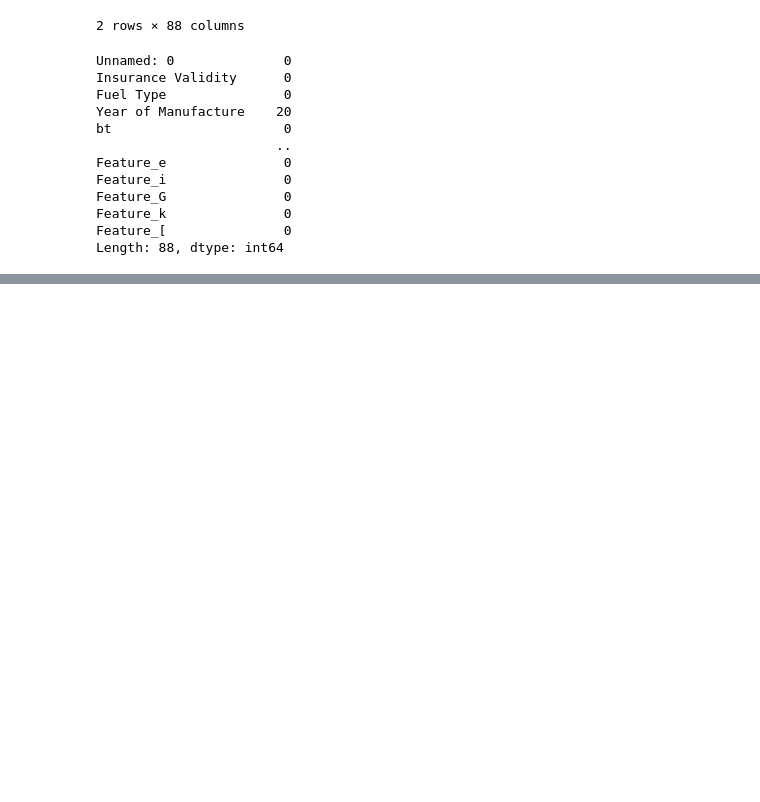
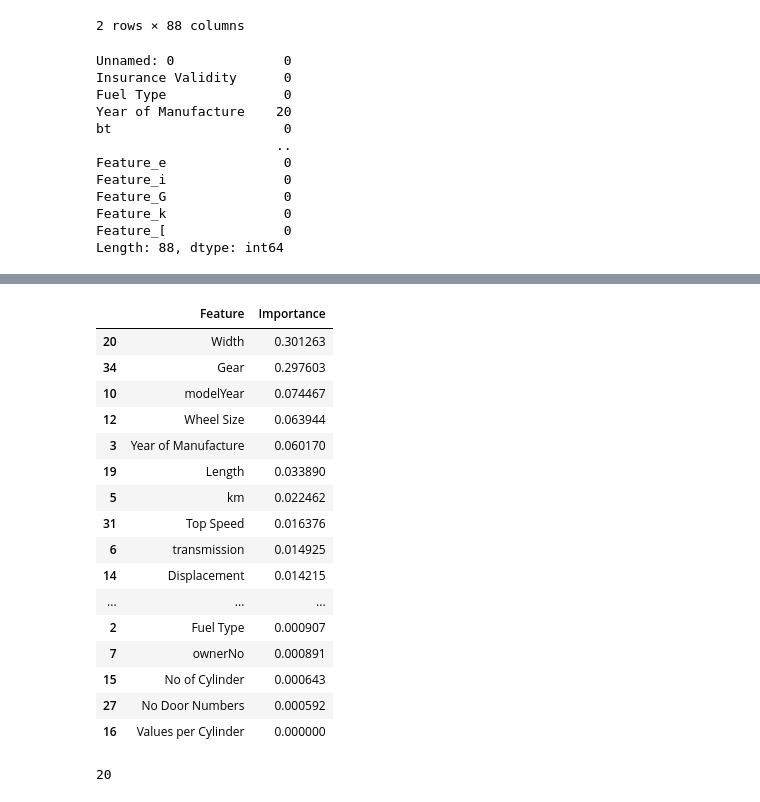
Before and after one commit to Aravinth-Megnath/Used_Car_price_prediction, a Jupyter notebook: Notebooks/clustering.ipynb, the cells around one changed output, grey strips where cells are left out. Saved outputs shown, nothing was run; the diff lists cells and outputs as text; code cells hidden in the pictures; blank space fills up the shorter version.

```diff
--- a/Notebooks/clustering.ipynb
+++ b/Notebooks/clustering.ipynb
@@ -103,0 +161,28 @@ Mean Squared Error: 3749.6816981250986
+# %%
+importances = model.feature_importances_
+feature_importances = pd.DataFrame({'Feature': X.columns, 'Importance': importances})
+feature_importances = feature_importances.sort_values(by='Importance', ascending=False)
+feature_importances
+# %% [output]
+|  | Feature | Importance |
+| 20 | Width | 0.301263 |
+| 34 | Gear | 0.297603 |
+| 10 | modelYear | 0.074467 |
+| 12 | Wheel Size | 0.063944 |
+| 3 | Year of Manufacture | 0.060170 |
+| 19 | Length | 0.033890 |
+| 5 | km | 0.022462 |
+| 31 | Top Speed | 0.016376 |
+| 6 | transmission | 0.014925 |
+| 14 | Displacement | 0.014215 |
+| ... | ... | ... |
+| 2 | Fuel Type | 0.000907 |
+| 7 | ownerNo | 0.000891 |
+| 15 | No of Cylinder | 0.000643 |
+| 27 | No Door Numbers | 0.000592 |
+| 16 | Values per Cylinder | 0.000000 |
+# %%
+important_features = feature_importances[feature_importances['Importance'] > 0.005]
+len(important_features)
+# %% [output]
+20
```
Also changed, not shown: parts of 15 cells of this notebook, 2 other files.
